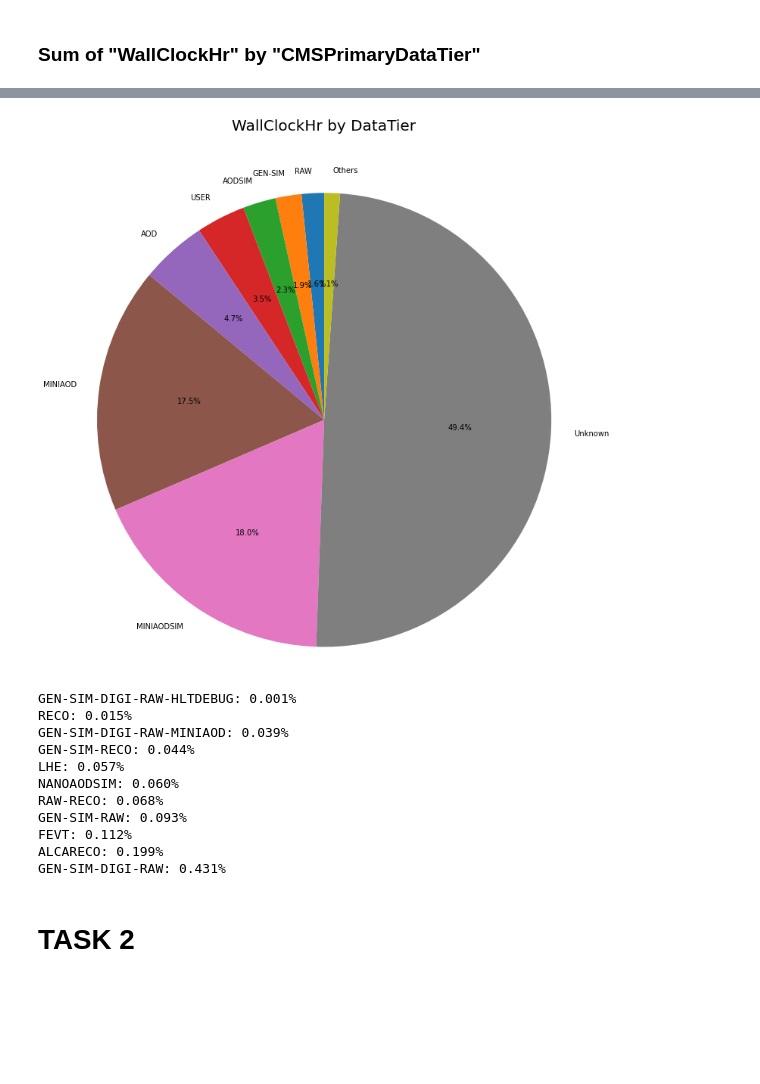
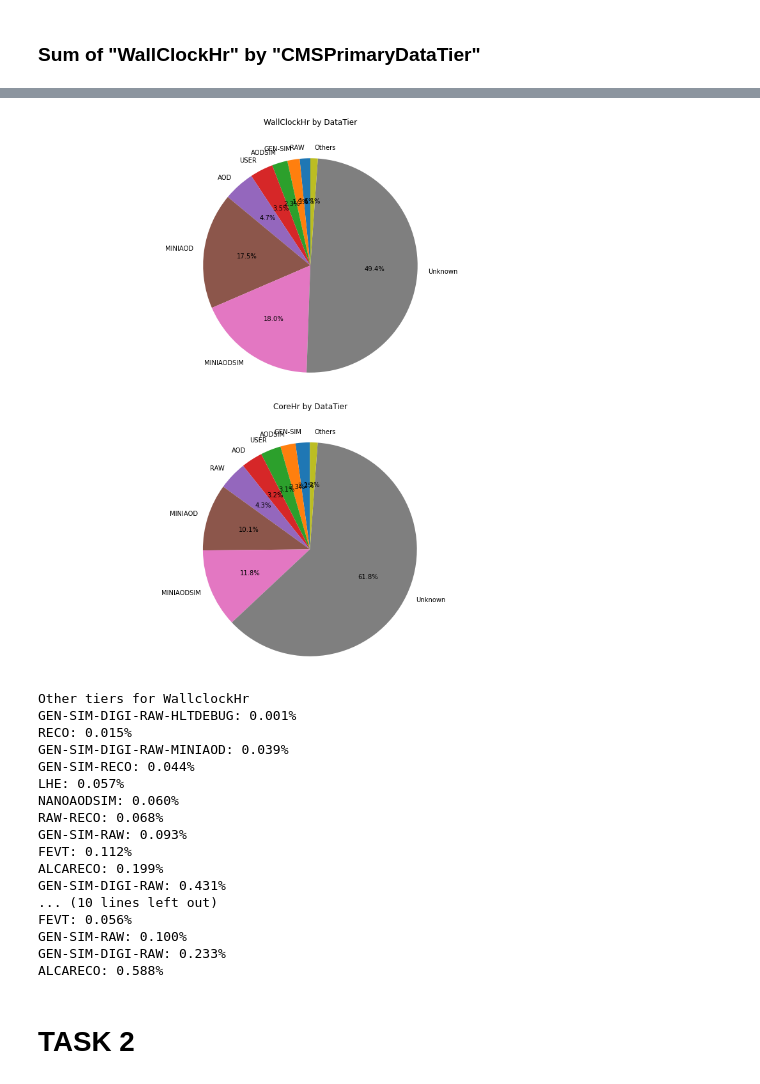
Before and after one commit to nphumekham/cern-crab-data-analysis, a Jupyter notebook: issue7312/brief-walltime-cpueff-analysis.ipynb, the cells around one changed output, grey strips where cells are left out. Saved outputs shown, nothing was run; the diff lists cells and outputs as text; code cells hidden in the pictures; blank space fills up the shorter version.

```diff
--- a/issue7312/brief-walltime-cpueff-analysis.ipynb
+++ b/issue7312/brief-walltime-cpueff-analysis.ipynb
@@ -54,6 +54,7 @@ def _get_schema():
                         StructField("Status", StringType(), nullable=True),
                         StructField("OverflowType", StringType(), nullable=True),
                         StructField("WallClockHr", DoubleType(), nullable=True),
+                        StructField("CoreHr", DoubleType(), nullable=True),
                         StructField("CpuTimeHr", DoubleType(), nullable=True),
                         StructField("RequestCpus", LongType(), nullable=True),
                         StructField("Type", StringType(), nullable=True),
@@ -155,5 +178,7 @@ pd.set_option('display.float_format', lambda x: '%.3f' % x)
 # %%
 df1 = df1.toPandas()
+# %%
+df11 = df11.toPandas()
 # %%
 sumWallClockHr = df1.Sum_WallClockHr.values.tolist()
 dataTier = df1.CMSPrimaryDataTier.values.tolist()
@@ -174,22 +199,50 @@ for i in range(len(sumWallClockHr)):
         legends.append(dataTier[i])
 data.append(others)
 legends.append("Others")
+# %%
+sumCoreHr = df11.Sum_CoreHr.values.tolist()
+dataTier1 = df11.CMSPrimaryDataTier.values.tolist()
+
+sumC = sum(sumCoreHr)
+data1 = []
+legends1 = []
+others1 = 0
+otherTiers1 = []
+
+for i in range(len(sumCoreHr)):
+    percent1 = sumCoreHr[i]*100/sumC
+    if(percent1<1):
+        others1+=percent1
+        otherTiers1.append(dataTier1[i]+": %.3f"%percent1+"%")
+    else:
+        data1.append(percent1)
+        legends1.append(dataTier1[i])
+data1.append(others1)
+legends1.append("Others")
 # %%
 import matplotlib.pyplot as plt
 from matplotlib import cm
+fig1, ax1 = plt.subplots(nrows=2,ncols=1, figsize=(15, 15))
+ax1[0].pie(data, labels=legends, autopct='%1.1f%%',
+        shadow=False, startangle=90)
+ax1[0].set_title('WallClockHr by DataTier', y=1.08)
+ax1[0].axis('equal')
 
-plt.rcParams["figure.figsize"] = (12,12)
-fig1, ax1 = plt.subplots()
-figure_title = 'WallClockHr by DataTier'
-plt.title(figure_title, y=1.08, fontsize=20)
-ax1.pie(data, labels=legends, autopct='%1.1f%%',
+ax1[1].pie(data1, labels=legends1, autopct='%1.1f%%',
         shadow=False, startangle=90)
-ax1.axis('equal')
-# plt.savefig('final-wc-datatier.png')
+ax1[1].set_title('CoreHr by DataTier', y=1.08)
+ax1[1].axis('equal')
+
+# plt.savefig('final-wc-core-datatier.png')
 plt.show()
+print("Other tiers for WallclockHr")
 print(*otherTiers, sep = "\n")
+
+print("\n\nOther tiers for CoreHr")
+print(*otherTiers1, sep = "\n")
 # %% [output]
-[figure, old version]
+[figure, new version]
+Other tiers for WallclockHr
 GEN-SIM-DIGI-RAW-HLTDEBUG: 0.001%
 RECO: 0.015%
 GEN-SIM-DIGI-RAW-MINIAOD: 0.039%
@@ -201,6 +254,11 @@ GEN-SIM-RAW: 0.093%
 FEVT: 0.112%
 ALCARECO: 0.199%
 GEN-SIM-DIGI-RAW: 0.431%
+... (10 lines left out)
+FEVT: 0.056%
+GEN-SIM-RAW: 0.100%
+GEN-SIM-DIGI-RAW: 0.233%
+ALCARECO: 0.588%
 # %% [markdown]
 # TASK 2
 # %% [markdown]
```
Also changed, not shown: parts of 17 cells of this notebook, 3 other files.
